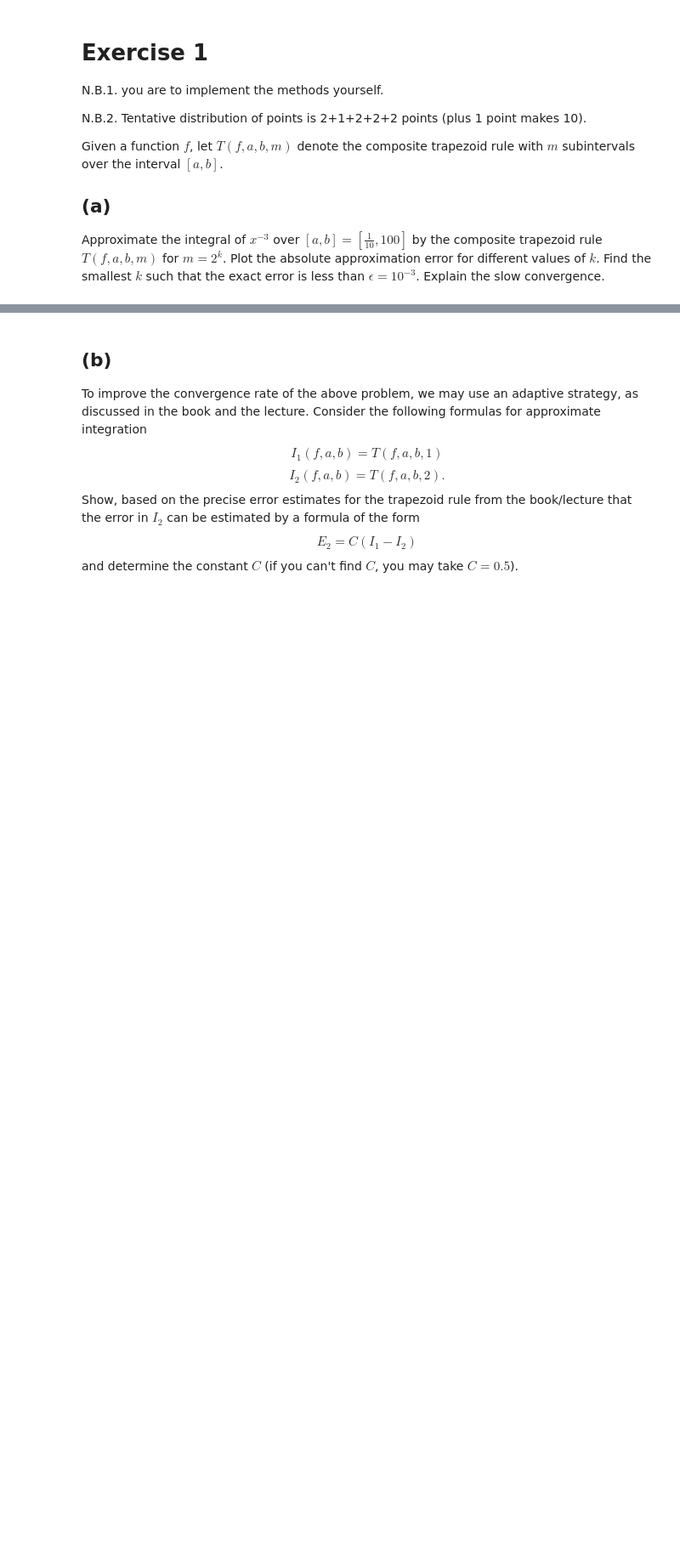
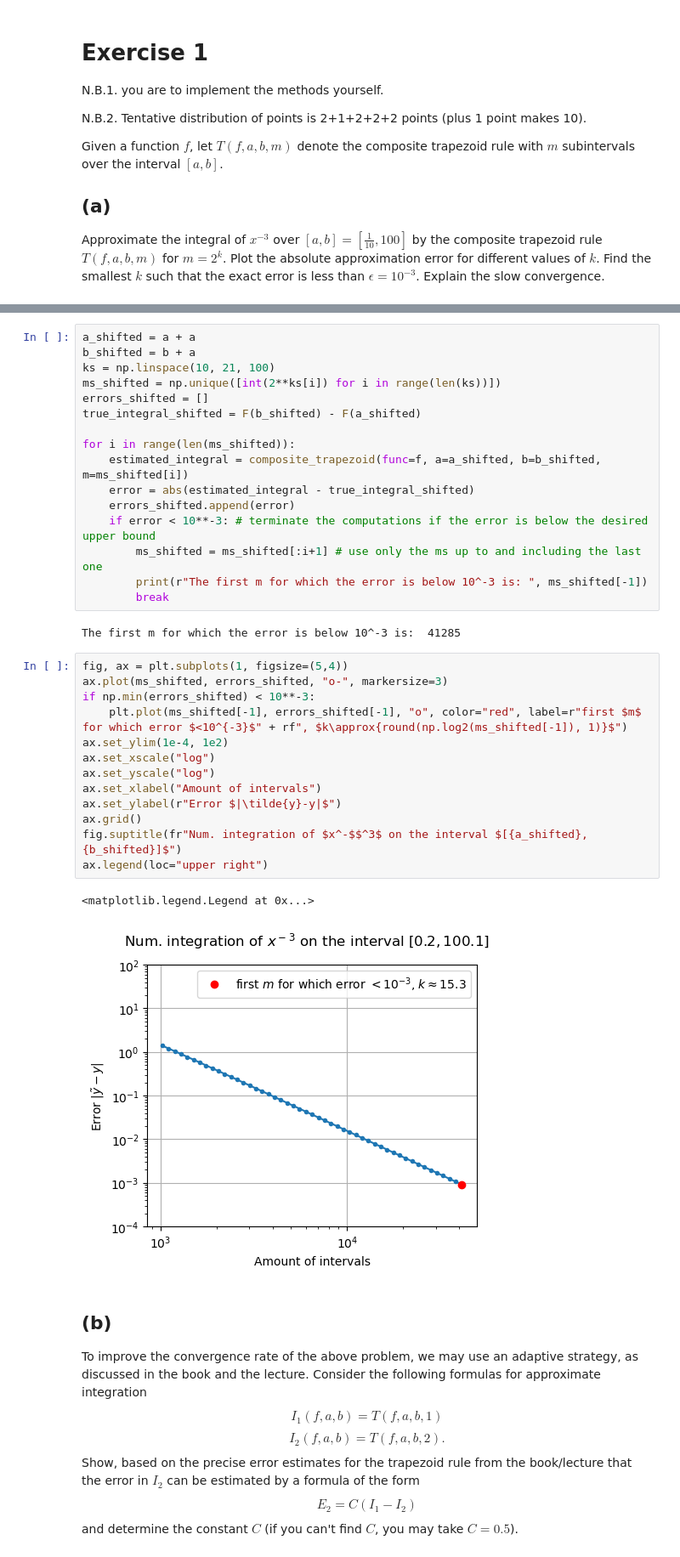
Before and after one commit to MaartenStork/NumAlg, a Jupyter notebook: Assignment3/hw3.ipynb, the cells around one changed output, grey strips where cells are left out. Shown at 85% size. Cells and saved outputs as stored; diff of their text form; blank space fills up the shorter version.

```diff
--- a/Assignment3/hw3.ipynb
+++ b/Assignment3/hw3.ipynb
@@ -27,3 +81,37 @@ Approximate the integral of $x^{-3}$ over $[a,b] = [ \frac{1}{10}, 100 ]$ by the
+# %%
+a_shifted = a + a
+b_shifted = b + a
+ks = np.linspace(10, 21, 100)
+ms_shifted = np.unique([int(2**ks[i]) for i in range(len(ks))])
+errors_shifted = []
+true_integral_shifted = F(b_shifted) - F(a_shifted)
+
+for i in range(len(ms_shifted)):
+    estimated_integral = composite_trapezoid(func=f, a=a_shifted, b=b_shifted, m=ms_shifted[i])
+    error = abs(estimated_integral - true_integral_shifted)
+    errors_shifted.append(error)
+    if error < 10**-3: # terminate the computations if the error is below the desired upper bound
+        ms_shifted = ms_shifted[:i+1] # use only the ms up to and including the last one
+        print(r"The first m for which the error is below 10^-3 is: ", ms_shifted[-1])
+        break
+# %% [output]
+The first m for which the error is below 10^-3 is:  41285
+# %%
+fig, ax = plt.subplots(1, figsize=(5,4))
+ax.plot(ms_shifted, errors_shifted, "o-", markersize=3)
+if np.min(errors_shifted) < 10**-3:
+    plt.plot(ms_shifted[-1], errors_shifted[-1], "o", color="red", label=r"first $m$ for which error $<10^{-3}$" + rf", $k\approx{round(np.log2(ms_shifted[-1]), 1)}$")
+ax.set_ylim(1e-4, 1e2)
+ax.set_xscale("log")
+ax.set_yscale("log")
+ax.set_xlabel("Amount of intervals")
+ax.set_ylabel(r"Error $|\tilde{y}-y|$")
+ax.grid()
+fig.suptitle(fr"Num. integration of $x^-$$^3$ on the interval $[{a_shifted}, {b_shifted}]$")
+ax.legend(loc="upper right")
+# %% [output]
+<matplotlib.legend.Legend at 0x...>
+[figure, added]
 # %% [markdown]
 ## (b)
 
```
Also changed, not shown: parts of 4 cells of this notebook.
